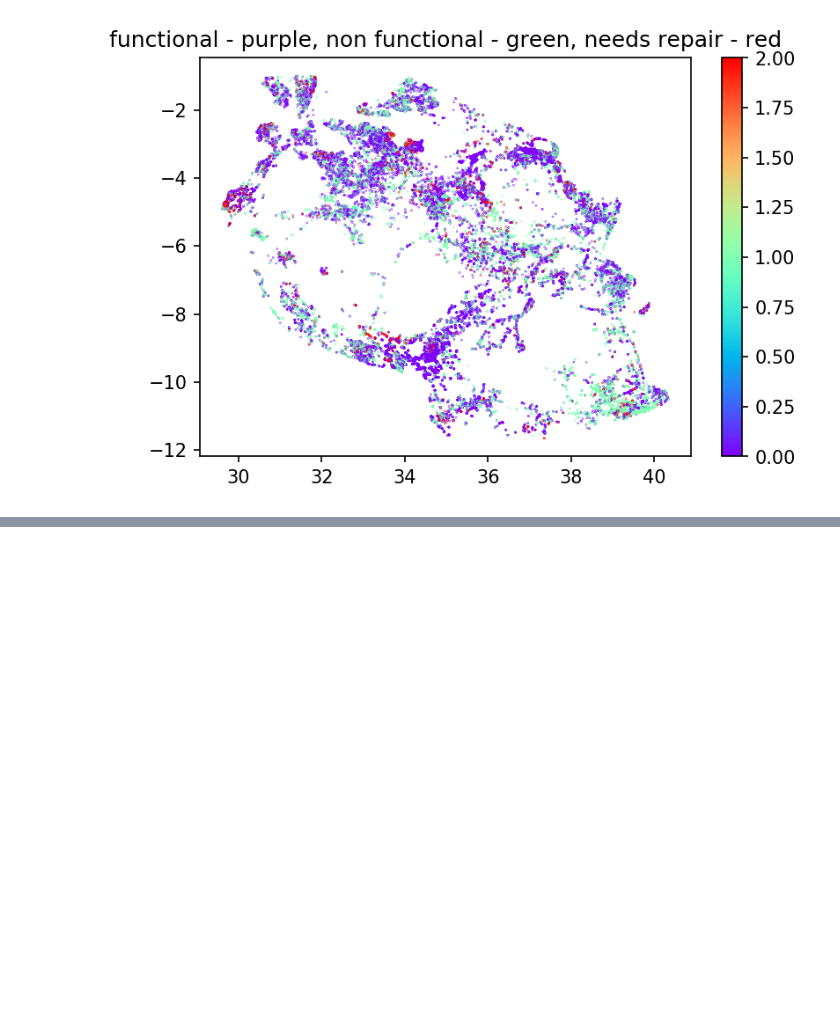
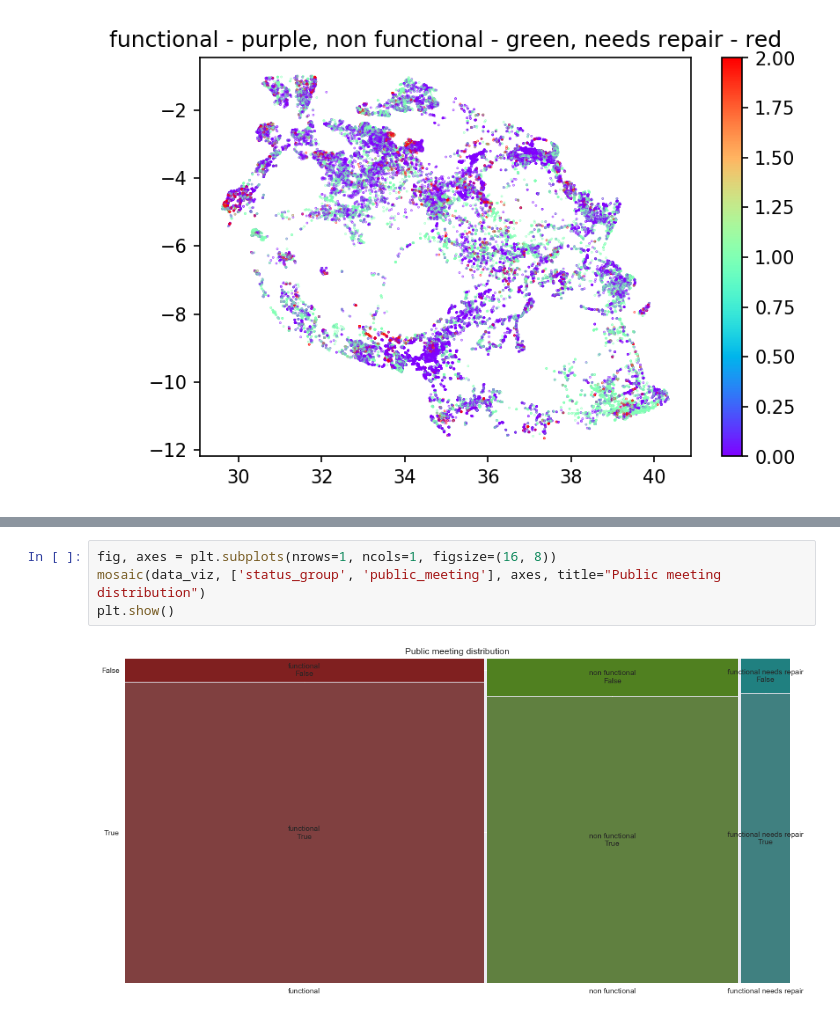
Before and after one commit to kayoyin/water-pumps, a Jupyter notebook: pipes.ipynb, the cells around one changed output, grey strips where cells are left out. Drawn from its saved outputs; the diff is of its cells as text; blank space fills up the shorter version.

```diff
--- a/pipes.ipynb
+++ b/pipes.ipynb
@@ -175,0 +195,6 @@ print(np.max(dates))
+# %%
+fig, axes = plt.subplots(nrows=1, ncols=1, figsize=(16, 8))
+mosaic(data_viz, ['status_group', 'public_meeting'], axes, title="Public meeting distribution")
+plt.show()
+# %% [output]
+[figure, added]
```
Also changed, not shown: parts of 28 cells of this notebook.
